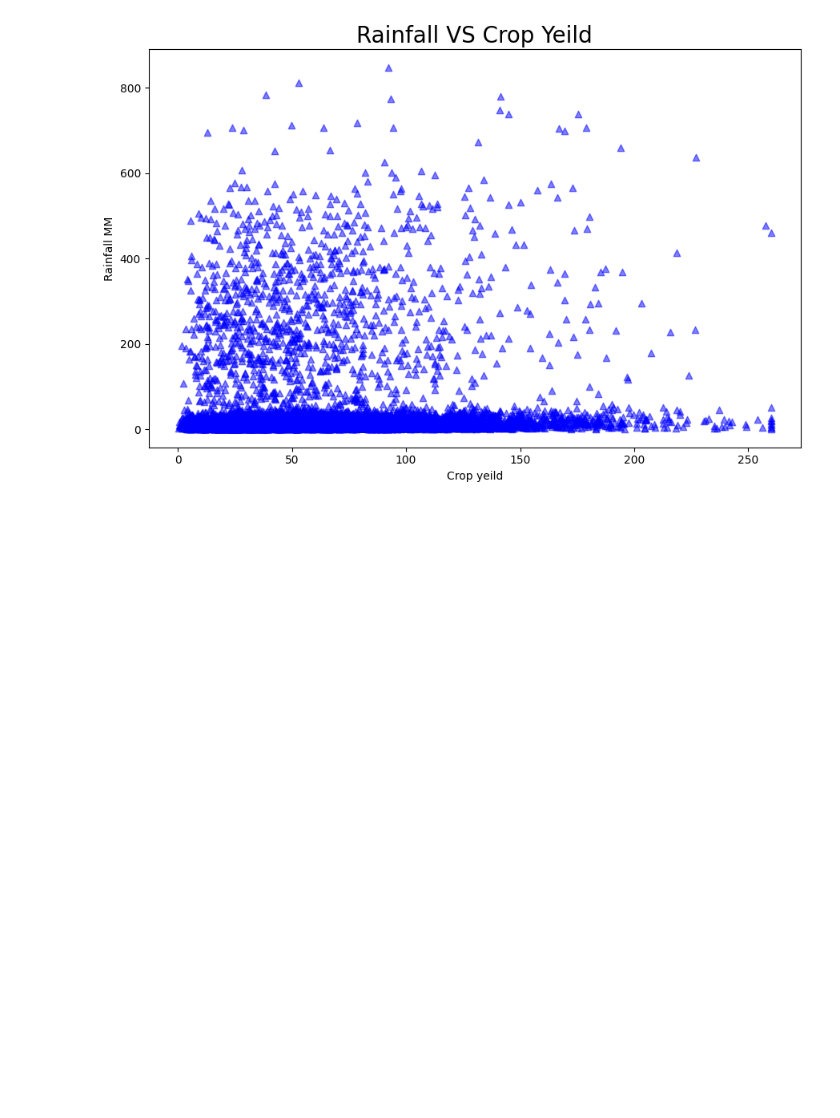
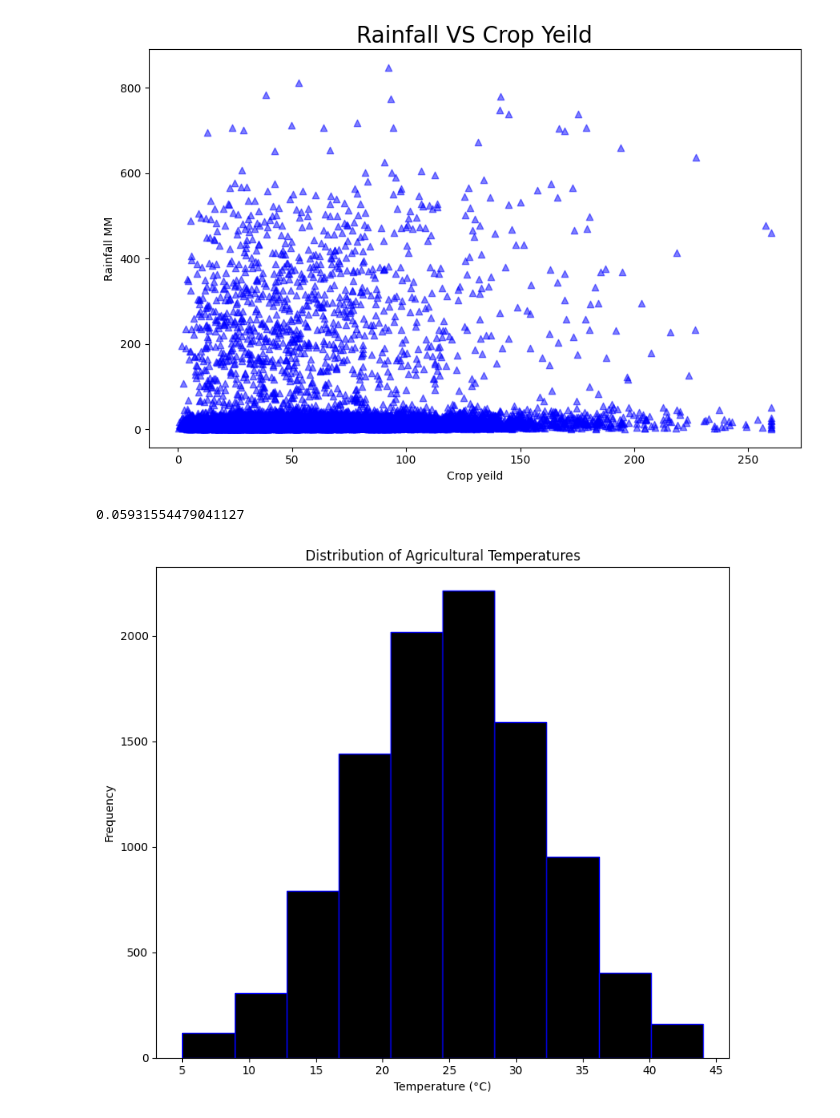
Before and after one commit to Engr-Jawad/Data-Science-Projects, a Jupyter notebook: agricultural_water_efficiency/Data_Visualaization.ipynb, the cells around one changed output. Drawn from its saved outputs; the diff is of its cells as text; code cells hidden in the pictures; blank space fills up the shorter version.

Commit message:
Agricultural_temprature_distribution.png

```diff
--- a/agricultural_water_efficiency/Data_Visualaization.ipynb
+++ b/agricultural_water_efficiency/Data_Visualaization.ipynb
@@ -64,3 +64,25 @@ plt.savefig("Rainfall_VS_Crop_yeild.png",dpi =300,bbox_inches = "tight")
 plt.show()
 # %% [output]
 [figure]
+# %%
+# correlation
+correlation = df["Rainfall_mm"].corr(df["Crop_Yield_Tons"])
+print(correlation)
+# very weak positive linear relationship between rainfall and crop yield per tons in your dataset.
+# %% [output]
+0.05931554479041127
+# %%
+# Temprature distribution
+temp = df["Temperature_C"].dropna()
+plt.figure(figsize=(8,7))
+plt.hist(temp,bins=10,color="black",edgecolor = "blue")
+plt.title("Distribution of Agricultural Temperatures")
+plt.xlabel("Temperature (°C)")
+plt.ylabel("Frequency")
+plt.tight_layout()
+plt.savefig("Agricultural_temprature_distribution.png",dpi =300,bbox_inches = "tight")
+plt.show()
+
+# the temprature data is normall distributed
+# %% [output]
+[figure, added]
```
Also changed, not shown: 1 other file.
